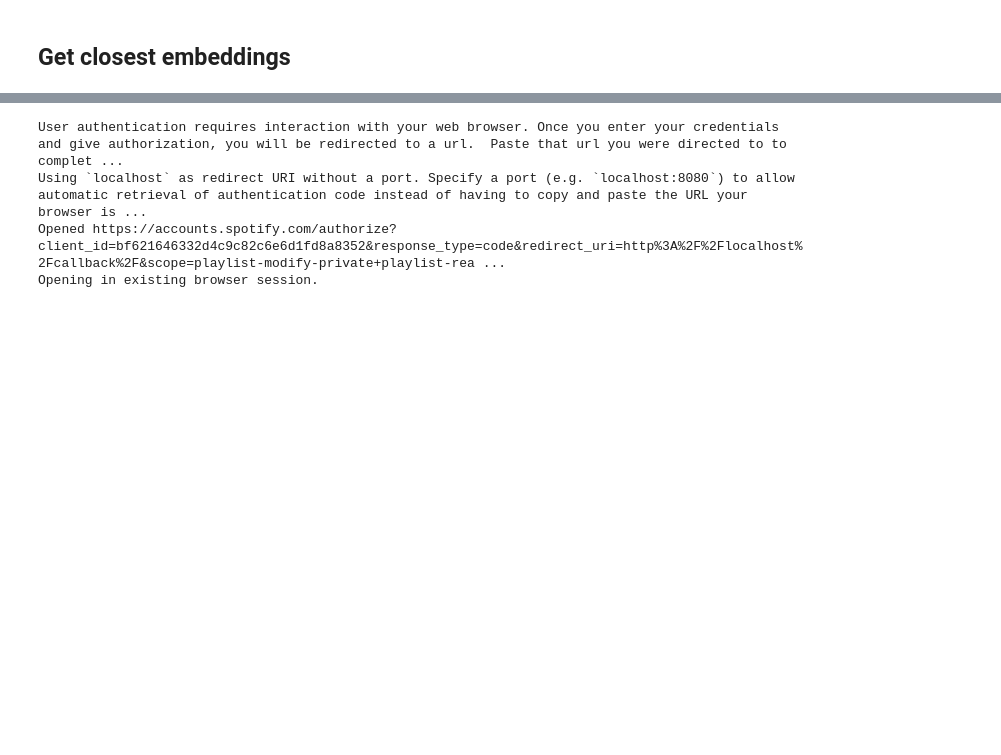
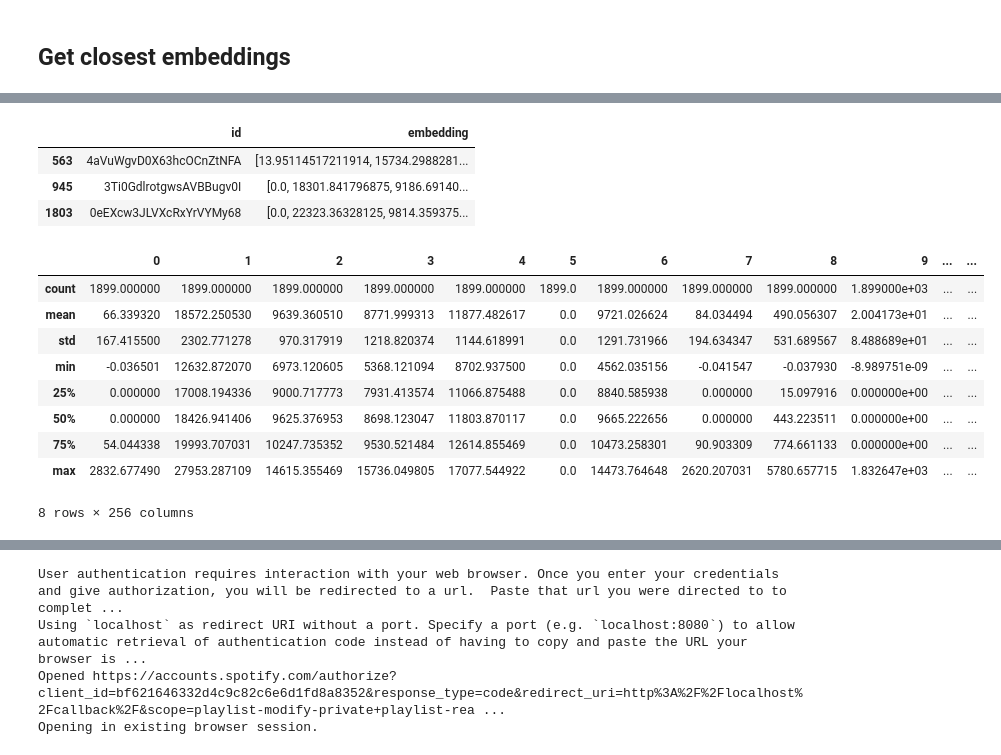
Before and after one commit to paolo-sofia/spotify-playlist-generator, a Jupyter notebook: notebooks/clustering.ipynb, the cells around one changed output, grey strips where cells are left out. Cells and saved outputs as stored; diff of their text form; code cells hidden in the pictures; blank space fills up the shorter version.

```diff
--- a/notebooks/clustering.ipynb
+++ b/notebooks/clustering.ipynb
@@ -76,0 +133,23 @@ X.shape
+# %%
+ids_to_check = ["4aVuWgvD0X63hcOCnZtNFA", "0eEXcw3JLVXcRxYrVYMy68", "3Ti0GdlrotgwsAVBBugv0I"]
+ids_to_check_df = embeddings_dataframe[embeddings_dataframe["id"].isin(ids_to_check)]
+song_names = songs_data.merge(ids_to_check_df, on=["id"]).query("id in @ids_to_check")["name"]
+ids_to_check_df
+# %% [output]
+|  | id | embedding |
+| 563 | 4aVuWgvD0X63hcOCnZtNFA | [13.95114517211914, 15734.2988281... |
+| 945 | 3Ti0GdlrotgwsAVBBugv0I | [0.0, 18301.841796875, 9186.69140... |
+| 1803 | 0eEXcw3JLVXcRxYrVYMy68 | [0.0, 22323.36328125, 9814.359375... |
+# %%
+pd.DataFrame(np.array(embeddings_dataframe.embedding.tolist())).describe()
+# %% [output]
+|  | 0 | 1 | 2 | 3 | 4 | 5 | 6 | 7 | 8 | 9 | ... | ... |
+| count | 1899.000000 | 1899.000000 | 1899.000000 | 1899.000000 | 1899.000000 | 1899.0 | 1899.000000 | 1899.000000 | 1899.000000 | 1.899000e+03 | ... | ... |
+| mean | 66.339320 | 18572.250530 | 9639.360510 | 8771.999313 | 11877.482617 | 0.0 | 9721.026624 | 84.034494 | 490.056307 | 2.004173e+01 | ... | ... |
+| std | 167.415500 | 2302.771278 | 970.317919 | 1218.820374 | 1144.618991 | 0.0 | 1291.731966 | 194.634347 | 531.689567 | 8.488689e+01 | ... | ... |
+| min | -0.036501 | 12632.872070 | 6973.120605 | 5368.121094 | 8702.937500 | 0.0 | 4562.035156 | -0.041547 | -0.037930 | -8.989751e-09 | ... | ... |
+| 25% | 0.000000 | 17008.194336 | 9000.717773 | 7931.413574 | 11066.875488 | 0.0 | 8840.585938 | 0.000000 | 15.097916 | 0.000000e+00 | ... | ... |
+| 50% | 0.000000 | 18426.941406 | 9625.376953 | 8698.123047 | 11803.870117 | 0.0 | 9665.222656 | 0.000000 | 443.223511 | 0.000000e+00 | ... | ... |
+| 75% | 54.044338 | 19993.707031 | 10247.735352 | 9530.521484 | 12614.855469 | 0.0 | 10473.258301 | 90.903309 | 774.661133 | 0.000000e+00 | ... | ... |
+| max | 2832.677490 | 27953.287109 | 14615.355469 | 15736.049805 | 17077.544922 | 0.0 | 14473.764648 | 2620.207031 | 5780.657715 | 1.832647e+03 | ... | ... |
+8 rows × 256 columns
```
Also changed, not shown: parts of 22 cells of this notebook, 17 other files.
